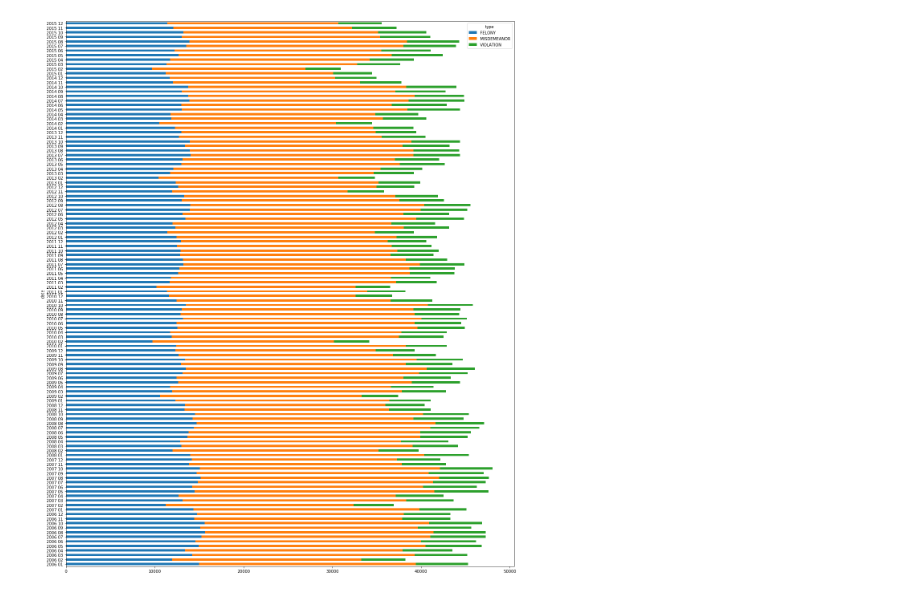
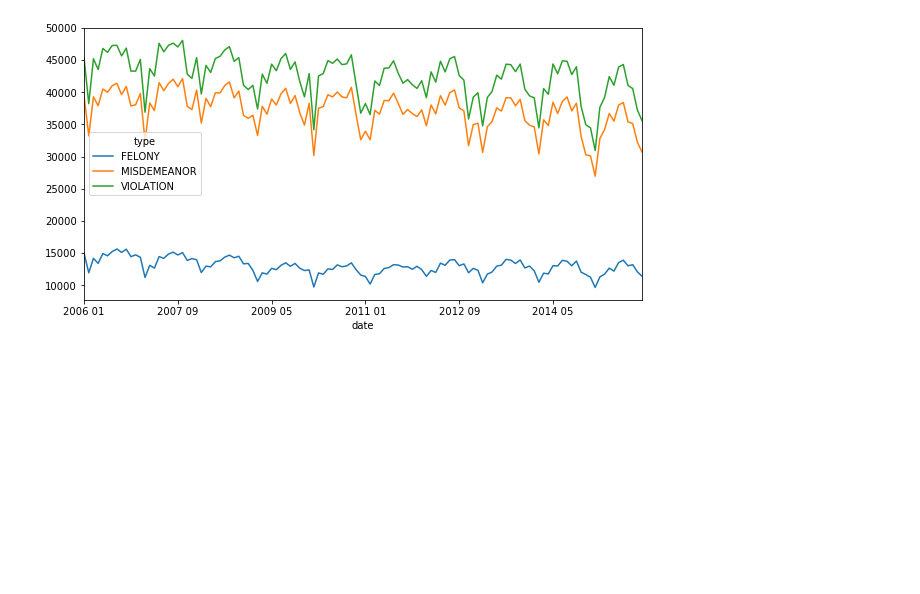
Before and after one commit to yw1234/big-data-project, a Jupyter notebook: crime-data-plot/level_month_plot.ipynb, the cells around one changed output. Saved outputs shown, nothing was run; the diff lists cells and outputs as text; code cells hidden in the pictures; blank space fills up the shorter version.

Commit message:
updated level_month plot

```diff
--- a/crime-data-plot/level_month_plot.ipynb
+++ b/crime-data-plot/level_month_plot.ipynb
@@ -4,7 +4,7 @@ import matplotlib.pyplot as plt
 import numpy as np
 import pandas as pd
 # %%
-f = open('./big-data-project/crime-data-process/results/level_month/level_month.out','rb')
+f = open('../crime-data-process/results/level_month/level_month.out','rb')
 lines= f.read().strip().decode('utf-8').split('\n')
 f.close()
 pairs = [line.split('\t') for line in lines]
@@ -22,8 +22,9 @@ df = df.pivot(index='date',columns='type',values='count')
 # %%
 #plt.figure(figsize=(10,10))
 
-df.plot.barh(stacked=True, figsize = (20, 25))
+df.plot(stacked=True, figsize = (10, 5))
 plt.xlabel
+plt.savefig('level_month')
 plt.show()
 # %% [output]
-[figure, old version]
+[figure, new version]
```
Also changed, not shown: 1 other file.
